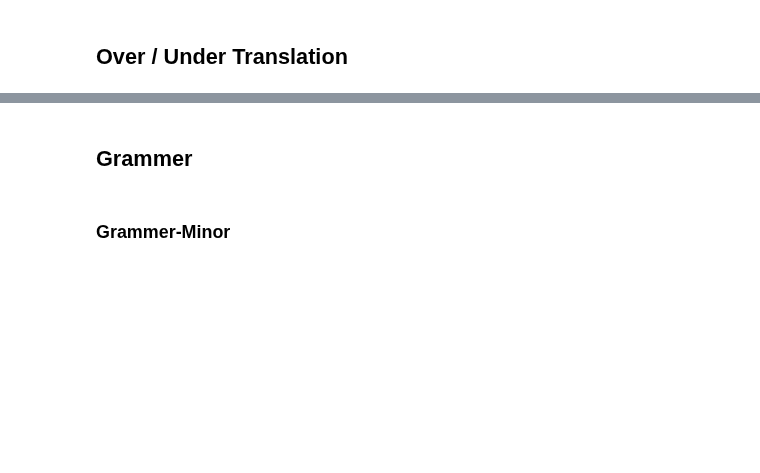
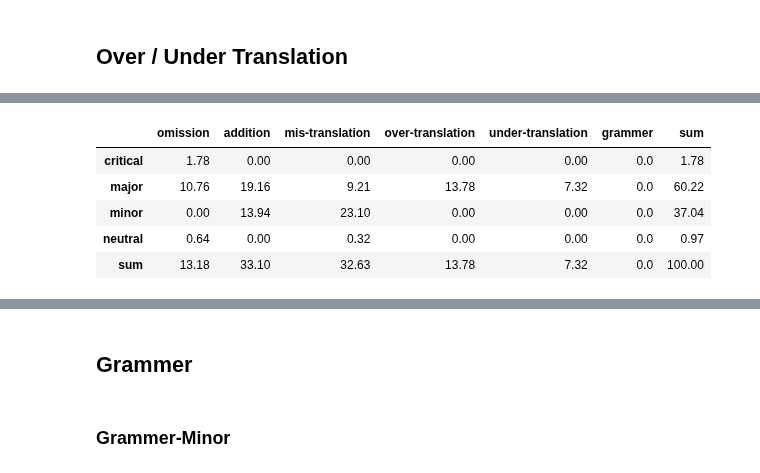
Before and after one commit to tjtmddnjswkd/capstone, a Jupyter notebook: 3_make_errors/e4_make_errors_all.ipynb, the cells around one changed output, grey strips where cells are left out. Drawn from its saved outputs; the diff is of its cells as text; code cells hidden in the pictures; blank space fills up the shorter version.

```diff
--- a/3_make_errors/e4_make_errors_all.ipynb
+++ b/3_make_errors/e4_make_errors_all.ipynb
@@ -1082,0 +1182,9 @@ with open(os.path.join(gdrive_path, "etc_files/crawl_dict.pkl"), "rb") as f:
+# %%
+errors_report(df_under, True)
+# %% [output]
+|  | omission | addition | mis-translation | over-translation | under-translation | grammer | sum |
+| critical | 1.78 | 0.00 | 0.00 | 0.00 | 0.00 | 0.0 | 1.78 |
+| major | 10.76 | 19.16 | 9.21 | 13.78 | 7.32 | 0.0 | 60.22 |
+| minor | 0.00 | 13.94 | 23.10 | 0.00 | 0.00 | 0.0 | 37.04 |
+| neutral | 0.64 | 0.00 | 0.32 | 0.00 | 0.00 | 0.0 | 0.97 |
+| sum | 13.18 | 33.10 | 32.63 | 13.78 | 7.32 | 0.0 | 100.00 |
```
Also changed, not shown: parts of 38 cells of this notebook.
